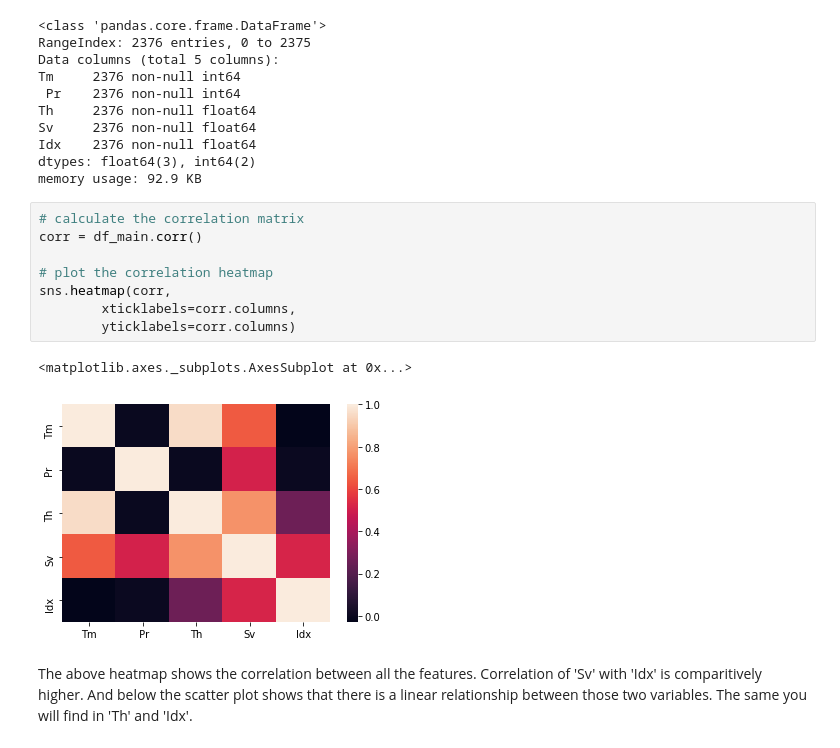
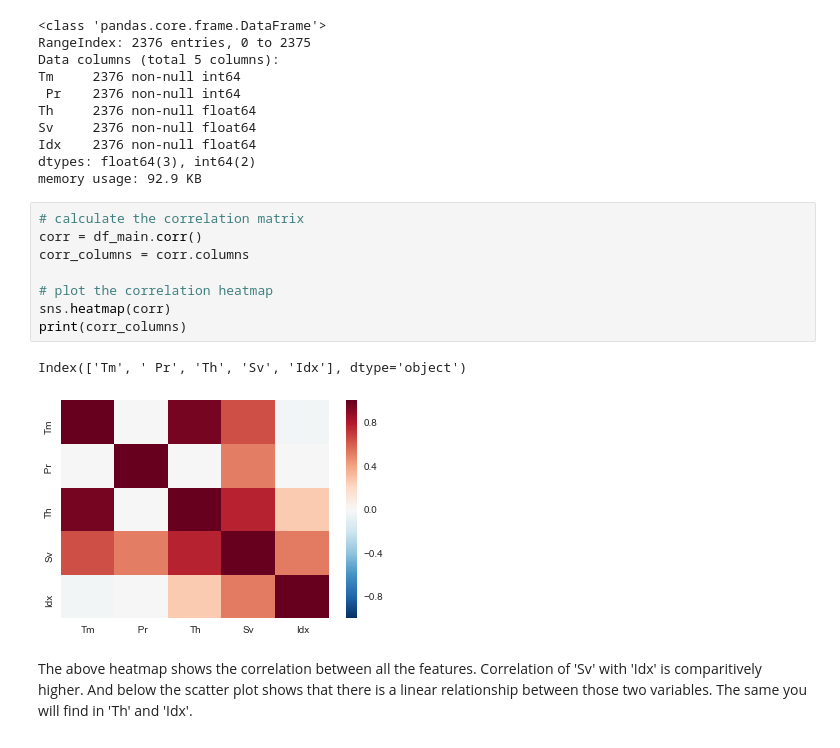
Before and after one commit to dhrumil24patel/vish_assignments, a Jupyter notebook: ML/assignment-1/Solution steps.ipynb, the cells around one changed output. Cells and saved outputs as stored; diff of their text form.

```diff
--- a/ML/assignment-1/Solution steps.ipynb
+++ b/ML/assignment-1/Solution steps.ipynb
@@ -54,14 +54,14 @@ memory usage: 92.9 KB
 # %%
 # calculate the correlation matrix
 corr = df_main.corr()
+corr_columns = corr.columns
 
 # plot the correlation heatmap
-sns.heatmap(corr,
-        xticklabels=corr.columns,
-        yticklabels=corr.columns)
+sns.heatmap(corr)
+print(corr_columns)
 # %% [output]
-<matplotlib.axes._subplots.AxesSubplot at 0x...>
+Index(['Tm', ' Pr', 'Th', 'Sv', 'Idx'], dtype='object')
-[figure, old version]
+[figure, new version]
 # %% [markdown]
 The above heatmap shows the correlation between all the features. Correlation of 'Sv' with 'Idx' is comparitively higher. And below the scatter plot shows that there is a linear relationship between those two variables. The same you will find in 'Th' and 'Idx'.
 # %%
```
Also changed, not shown: parts of 5 cells of this notebook.
